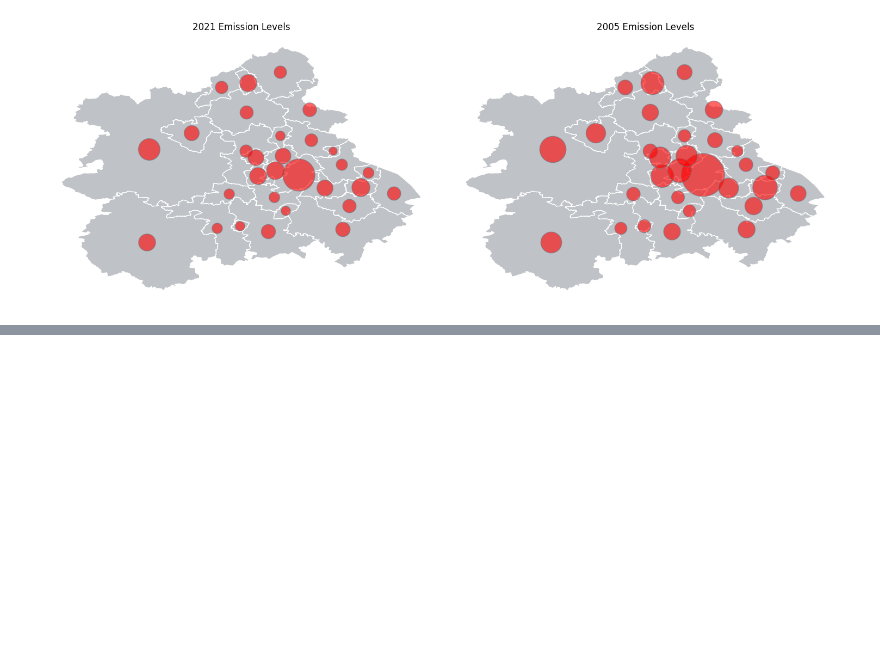
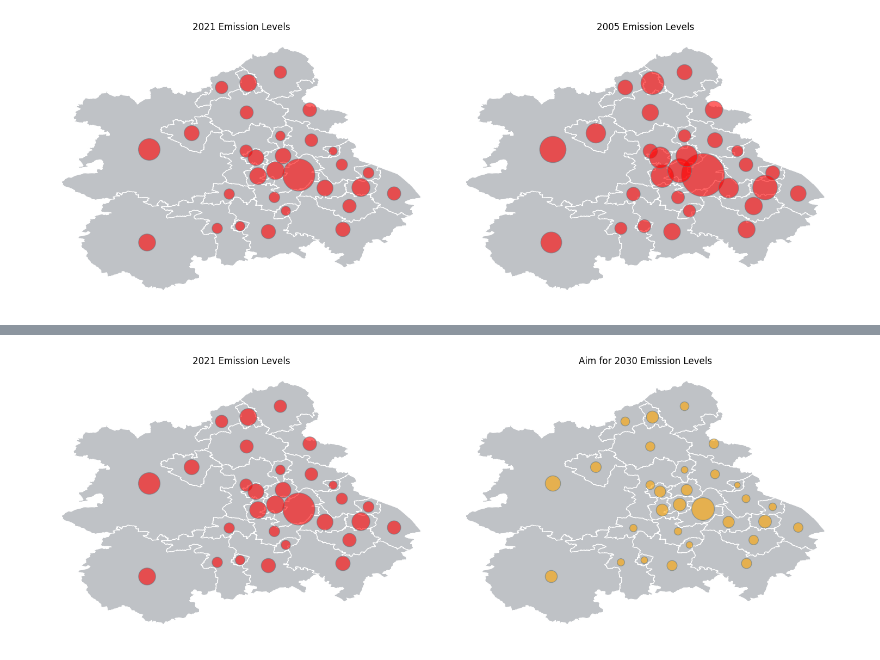
Before and after one commit to OlajideFemi/Carbon-Footprint, a Jupyter notebook: Copy_of_Untitled11.ipynb, the cells around one changed output, grey strips where cells are left out. Saved outputs shown, nothing was run; the diff lists cells and outputs as text; code cells hidden in the pictures; blank space fills up the shorter version.

```diff
--- a/Copy_of_Untitled11.ipynb
+++ b/Copy_of_Untitled11.ipynb
@@ -1882,0 +1880,97 @@ SyntaxError: unterminated string literal (detected at line 1) (<ipython-input-25
+# %%
+import geopandas as gpd
+import pandas as pd
+import matplotlib.pyplot as plt
+
+# Data for the first visualization
+areas_to_visualize_1 = {
+    "Local Authority": [
+        "Birmingham", "Bromsgrove", "Cannock Chase", "Coventry", "Dudley",
+        "East Staffordshire", "Herefordshire, County of", "Lichfield", "Malvern Hills",
+        "Newcastle-under-Lyme", "North Warwickshire", "Nuneaton and Bedworth", "Redditch",
+        "Rugby", "Sandwell", "Shropshire", "Solihull", "South Staffordshire",
+        "Stafford", "Staffordshire Moorlands", "Stoke-on-Trent", "Stratford-on-Avon",
+        "Tamworth", "Telford and Wrekin", "Walsall", "Warwick", "Wolverhampton",
+        "Worcester", "Wychavon", "Wyre Forest"
+    ],
+    "Emissions": [
+        3622.665412, 401.3101363, 324.6981635, 1146.05309, 1010.346795,
+        668.6848677, 1015.355413, 572.979797, 378.715238,
+        550.6792211, 449.5586866, 413.9270139, 305.6812122,
+        633.5693252, 1131.018151, 1646.632143, 909.0808695, 543.422038,
+        616.1575224, 545.2636347, 1018.656851, 735.2235472,
+        234.1949014, 801.7373521, 866.2604975, 634.5603213, 888.8938004,
+        318.6142856, 717.256562, 382.6030346
+    ]
+}
+
+# Data for the second visualization
+areas_to_visualize_2 = {
+    "Local Authority": [
+        "Birmingham", "Bromsgrove", "Cannock Chase", "Coventry", "Dudley",
+        "East Staffordshire", "Herefordshire, County of", "Lichfield", "Malvern Hills",
+        "Newcastle-under-Lyme", "North Warwickshire", "Nuneaton and Bedworth", "Redditch",
+        "Rugby", "Sandwell", "Shropshire", "Solihull", "South Staffordshire",
+        "Stafford", "Staffordshire Moorlands", "Stoke-on-Trent", "Stratford-on-Avon",
+        "Tamworth", "Telford and Wrekin", "Walsall", "Warwick", "Wolverhampton",
+        "Worcester", "Wychavon", "Wyre Forest"
+    ],
+    "Emissions": [
+        1811.332706, 200.6550682, 162.3490818, 573.0265451, 505.1733975,
+        334.3424338, 507.6777067, 286.4898985, 189.357619,
+        275.3396105, 224.7793433, 206.963507, 152.8406061,
+        316.7846626, 565.5090754, 823.3160716, 454.5404348, 271.711019,
+        308.0787612, 272.6318173, 509.3284256, 367.6117736,
+        117.0974507, 400.8686761, 433.1302487, 317.2801606, 444.4469002,
+        159.3071428, 358.628281, 191.3015173
+    ]
+}
+
+
+# Read shapefile
+topo_lad_csv_path = 'https://raw.githubusercontent.com/OlajideFemi/OlajideFemi.github.io/index/topo_lad_1.csv'
+topo_lad_df = pd.read_csv(topo_lad_csv_path)
+topo_lad_gdf = gpd.GeoDataFrame(topo_lad_df, geometry=gpd.GeoSeries.from_wkt(topo_lad_df['geometry']))
+
+# Prepare the dataframes
+West_Midlands_emissions_df_1 = pd.DataFrame(areas_to_visualize_1)
+West_Midlands_emissions_df_2 = pd.DataFrame(areas_to_visualize_2)
+
+# Filtered GeoDataFrame for the first visualization
+filtered_gdf_1 = topo_lad_gdf[topo_lad_gdf['LAD13NM'].isin(areas_to_visualize_1["Local Authority"])]
+filtered_gdf_1 = filtered_gdf_1.merge(West_Midlands_emissions_df_1, left_on='LAD13NM', right_on='Local Authority')
+
+# Filtered GeoDataFrame for the second visualization
+filtered_gdf_2 = topo_lad_gdf[topo_lad_gdf['LAD13NM'].isin(areas_to_visualize_2["Local Authority"])]
+filtered_gdf_2 = filtered_gdf_2.merge(West_Midlands_emissions_df_2, left_on='LAD13NM', right_on='Local Authority')
+
+# Create subplots
+fig, axes = plt.subplots(nrows=1, ncols=2, figsize=(15, 7))
+
+# Plot for the first visualization
+ax1 = axes[0]
+filtered_gdf_1.plot(ax=ax1, color='#BFC2C6', edgecolor='white', legend=True)
+ax1.set_title('2021 Emission Levels')
+ax1.axis('off')
+
+# Add markers for the first visualization
+for idx, row in filtered_gdf_1.iterrows():
+    centroid = row['geometry'].centroid
+    ax1.scatter(centroid.x, centroid.y, s=row['Emissions'] / 2, edgecolor='#677B84', color='red', alpha=0.6)
+
+# Plot for the second visualization
+ax2 = axes[1]
+filtered_gdf_2.plot(ax=ax2, color='#BFC2C6', edgecolor='white', legend=True)
+ax2.set_title('Aim for 2030 Emission Levels')
+ax2.axis('off')
+
+# Add markers for the second visualization
+for idx, row in filtered_gdf_2.iterrows():
+    centroid = row['geometry'].centroid
+    ax2.scatter(centroid.x, centroid.y, s=row['Emissions'] / 2, edgecolor='#677B84', color='orange', alpha=0.6)
+
+# Show plot
+plt.tight_layout()
+plt.show()
+# %% [output]
+[figure, added]
```
Also changed, not shown: parts of 1 cell of this notebook.
